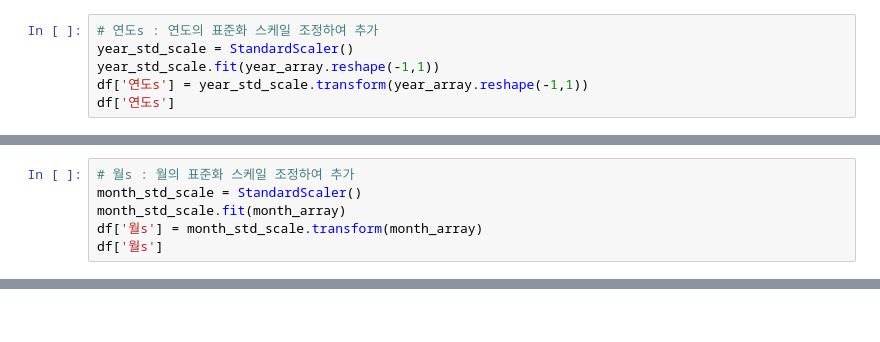
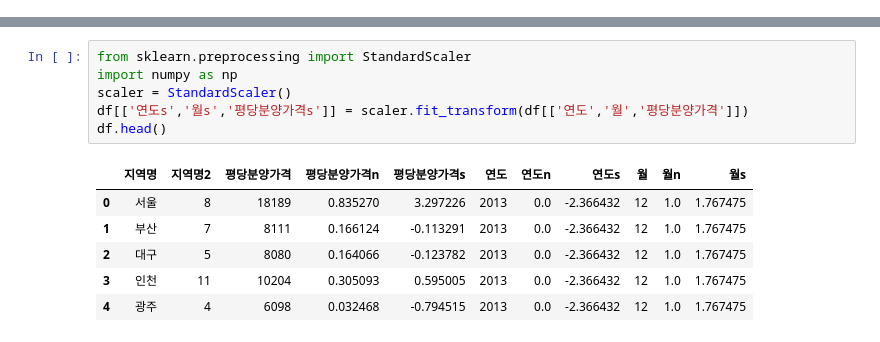
Before and after one commit to KHH0618/mbcAcademy, a Jupyter notebook: source/08_DeepLearning/라벨링인코딩_scale조정.ipynb, the cells around one changed output, grey strips where cells are left out. Saved outputs shown, nothing was run; the diff lists cells and outputs as text.

```diff
--- a/source/08_DeepLearning/라벨링인코딩_scale조정.ipynb
+++ b/source/08_DeepLearning/라벨링인코딩_scale조정.ipynb
@@ -98,6 +40,0 @@ Name: 연도n, Length: 357, dtype: float64
-# %%
-# 연도s : 연도의 표준화 스케일 조정하여 추가
-year_std_scale = StandardScaler()
-year_std_scale.fit(year_array.reshape(-1,1))
-df['연도s'] = year_std_scale.transform(year_array.reshape(-1,1))
-df['연도s']
@@ -137,6 +40,0 @@ Name: 월n, Length: 357, dtype: float64
-# %%
-# 월s : 월의 표준화 스케일 조정하여 추가
-month_std_scale = StandardScaler()
-month_std_scale.fit(month_array)
-df['월s'] = month_std_scale.transform(month_array)
-df['월s']
@@ -178,0 +138,13 @@ df.head()
+# %%
+from sklearn.preprocessing import StandardScaler
+import numpy as np
+scaler = StandardScaler()
+df[['연도s','월s','평당분양가격s']] = scaler.fit_transform(df[['연도','월','평당분양가격']])
+df.head()
+# %% [output]
+|  | 지역명 | 지역명2 | 평당분양가격 | 평당분양가격n | 평당분양가격s | 연도 | 연도n | 연도s | 월 | 월n | 월s |
+| 0 | 서울 | 8 | 18189 | 0.835270 | 3.297226 | 2013 | 0.0 | -2.366432 | 12 | 1.0 | 1.767475 |
+| 1 | 부산 | 7 | 8111 | 0.166124 | -0.113291 | 2013 | 0.0 | -2.366432 | 12 | 1.0 | 1.767475 |
+| 2 | 대구 | 5 | 8080 | 0.164066 | -0.123782 | 2013 | 0.0 | -2.366432 | 12 | 1.0 | 1.767475 |
+| 3 | 인천 | 11 | 10204 | 0.305093 | 0.595005 | 2013 | 0.0 | -2.366432 | 12 | 1.0 | 1.767475 |
+| 4 | 광주 | 4 | 6098 | 0.032468 | -0.794515 | 2013 | 0.0 | -2.366432 | 12 | 1.0 | 1.767475 |
```
Also changed, not shown: parts of 20 cells of this notebook, 2 other files.
